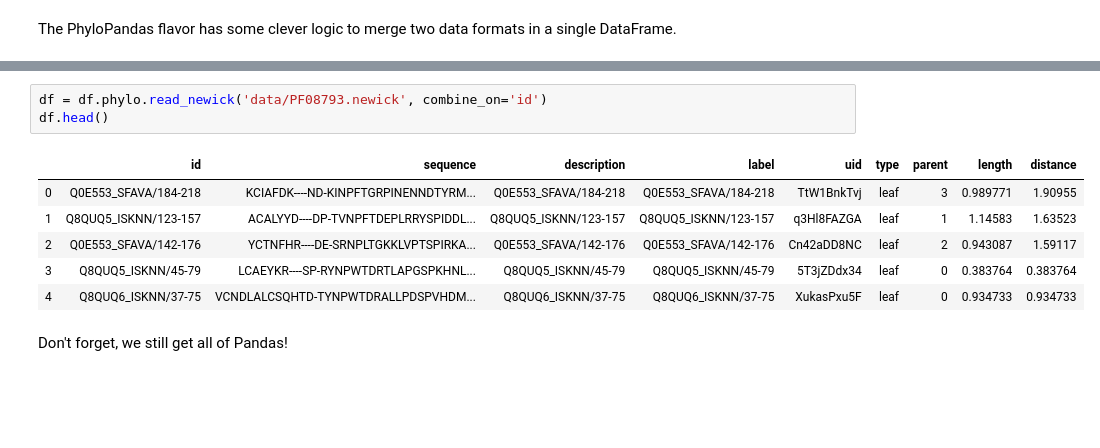
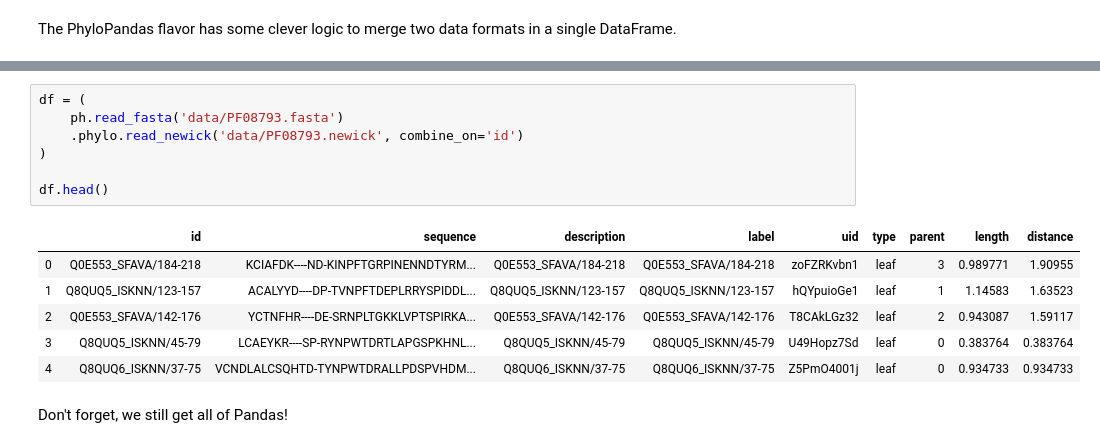
Before and after one commit to Zsailer/pandas-flavor-talk, a Jupyter notebook: slides.ipynb, the cells around one changed output, grey strips where cells are left out. Saved outputs shown, nothing was run; the diff lists cells and outputs as text; blank space fills up the shorter version.

```diff
--- a/slides.ipynb
+++ b/slides.ipynb
@@ -359,13 +386,17 @@ The PhyloPandas flavor has some clever logic to merge two data formats in a sing
 # %%
-df = df.phylo.read_newick('data/PF08793.newick', combine_on='id')
+df = (
+    ph.read_fasta('data/PF08793.fasta')
+    .phylo.read_newick('data/PF08793.newick', combine_on='id')
+)
+
 df.head()
 # %% [output]
 |  | id | sequence | description | label | uid | type | parent | length | distance |
-| 0 | Q0E553_SFAVA/184-218 | KCIAFDK----ND-KINPFTGRPINENNDTYRM... | Q0E553_SFAVA/184-218 | Q0E553_SFAVA/184-218 | TtW1BnkTvj | leaf | 3 | 0.989771 | 1.90955 |
-| 1 | Q8QUQ5_ISKNN/123-157 | ACALYYD----DP-TVNPFTDEPLRRYSPIDDL... | Q8QUQ5_ISKNN/123-157 | Q8QUQ5_ISKNN/123-157 | q3Hl8FAZGA | leaf | 1 | 1.14583 | 1.63523 |
-| 2 | Q0E553_SFAVA/142-176 | YCTNFHR----DE-SRNPLTGKKLVPTSPIRKA... | Q0E553_SFAVA/142-176 | Q0E553_SFAVA/142-176 | Cn42aDD8NC | leaf | 2 | 0.943087 | 1.59117 |
-| 3 | Q8QUQ5_ISKNN/45-79 | LCAEYKR----SP-RYNPWTDRTLAPGSPKHNL... | Q8QUQ5_ISKNN/45-79 | Q8QUQ5_ISKNN/45-79 | 5T3jZDdx34 | leaf | 0 | 0.383764 | 0.383764 |
-| 4 | Q8QUQ6_ISKNN/37-75 | VCNDLALCSQHTD-TYNPWTDRALLPDSPVHDM... | Q8QUQ6_ISKNN/37-75 | Q8QUQ6_ISKNN/37-75 | XukasPxu5F | leaf | 0 | 0.934733 | 0.934733 |
+| 0 | Q0E553_SFAVA/184-218 | KCIAFDK----ND-KINPFTGRPINENNDTYRM... | Q0E553_SFAVA/184-218 | Q0E553_SFAVA/184-218 | zoFZRKvbn1 | leaf | 3 | 0.989771 | 1.90955 |
+| 1 | Q8QUQ5_ISKNN/123-157 | ACALYYD----DP-TVNPFTDEPLRRYSPIDDL... | Q8QUQ5_ISKNN/123-157 | Q8QUQ5_ISKNN/123-157 | hQYpuioGe1 | leaf | 1 | 1.14583 | 1.63523 |
+| 2 | Q0E553_SFAVA/142-176 | YCTNFHR----DE-SRNPLTGKKLVPTSPIRKA... | Q0E553_SFAVA/142-176 | Q0E553_SFAVA/142-176 | T8CAkLGz32 | leaf | 2 | 0.943087 | 1.59117 |
+| 3 | Q8QUQ5_ISKNN/45-79 | LCAEYKR----SP-RYNPWTDRTLAPGSPKHNL... | Q8QUQ5_ISKNN/45-79 | Q8QUQ5_ISKNN/45-79 | U49Hopz7Sd | leaf | 0 | 0.383764 | 0.383764 |
+| 4 | Q8QUQ6_ISKNN/37-75 | VCNDLALCSQHTD-TYNPWTDRALLPDSPVHDM... | Q8QUQ6_ISKNN/37-75 | Q8QUQ6_ISKNN/37-75 | Z5PmO4001j | leaf | 0 | 0.934733 | 0.934733 |
 # %% [markdown]
 Don't forget, we still get all of Pandas!
 # %%
```
Also changed, not shown: parts of 18 cells of this notebook, 2 other files.
